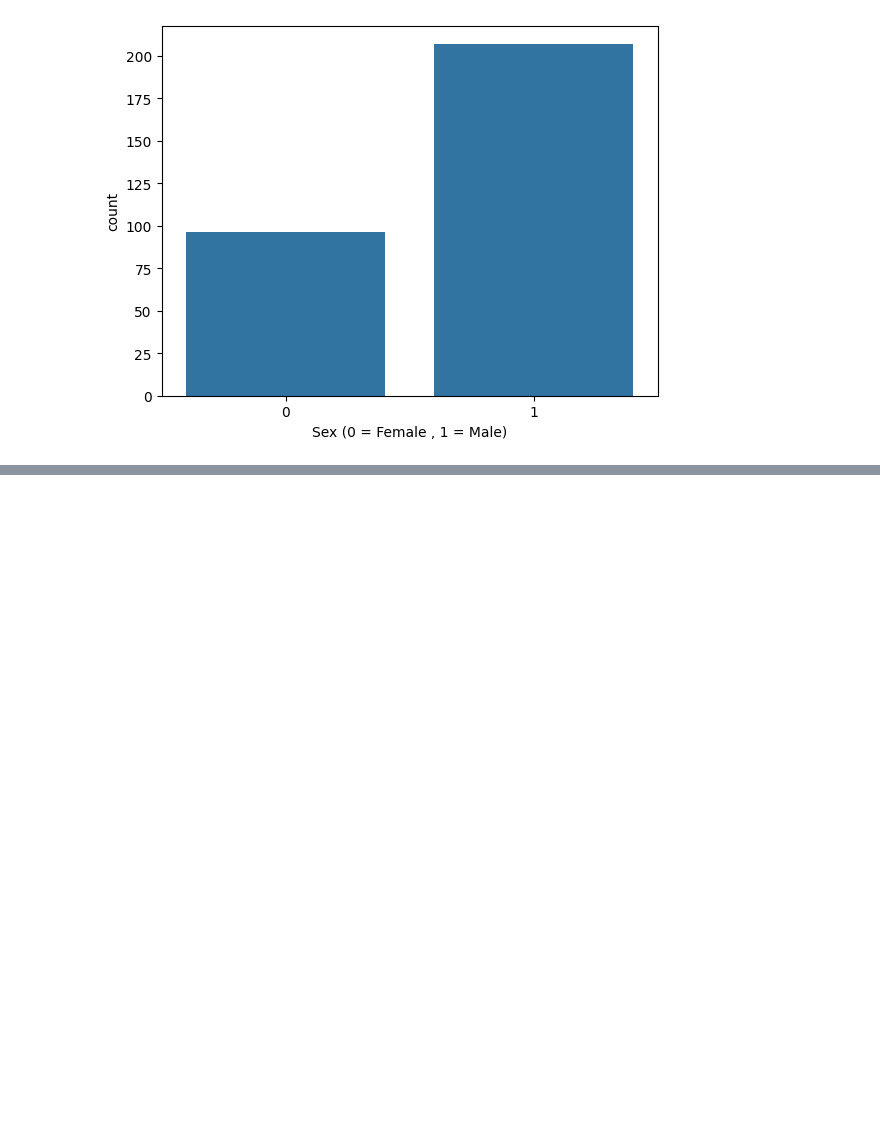
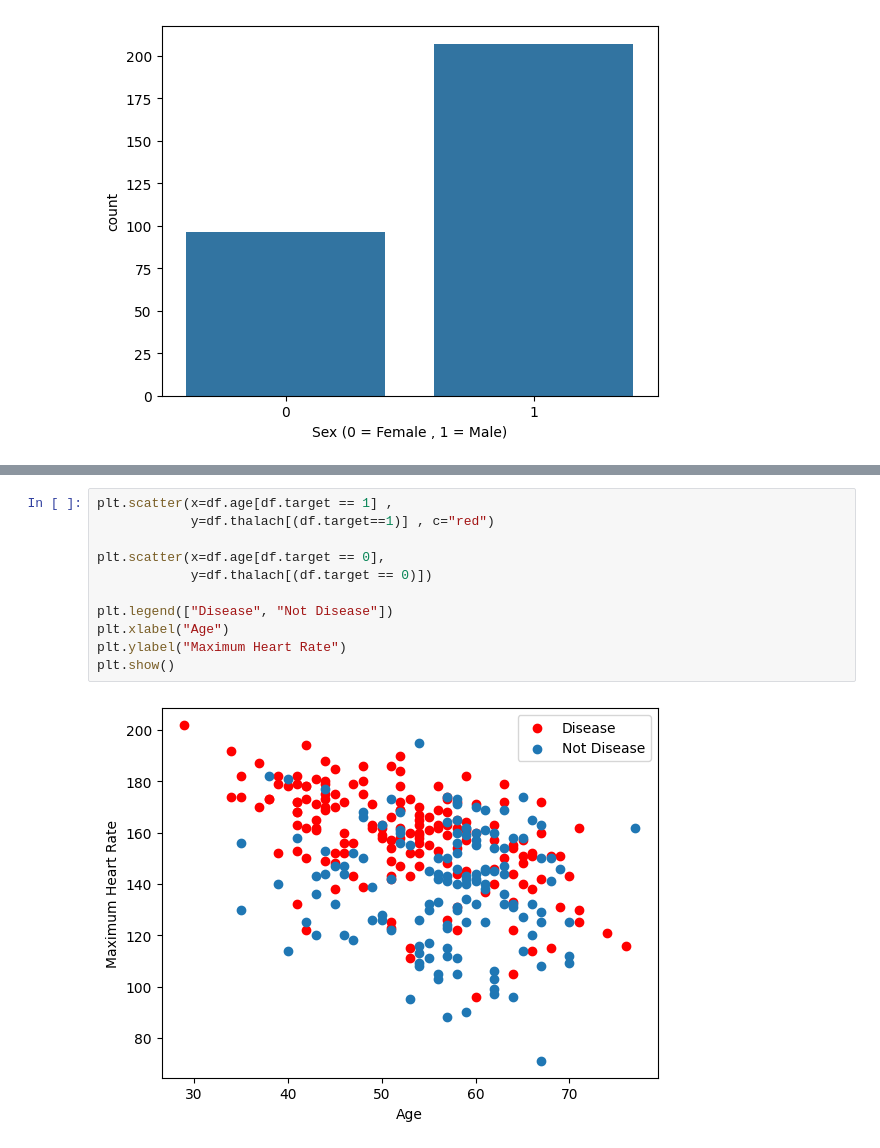
Before and after one commit to TA-ashrafi/Heart-Disease-Classification-Using-Machine-Learning, a Jupyter notebook: project.ipynb, the cells around one changed output, grey strips where cells are left out. Drawn from its saved outputs; the diff is of its cells as text; blank space fills up the shorter version.

```diff
--- a/project.ipynb
+++ b/project.ipynb
@@ -50,0 +92,13 @@ Percentage of Patients Have Heart Disease: 54.46%
+# %%
+plt.scatter(x=df.age[df.target == 1] ,
+            y=df.thalach[(df.target==1)] , c="red")
+
+plt.scatter(x=df.age[df.target == 0],
+            y=df.thalach[(df.target == 0)])
+
+plt.legend(["Disease", "Not Disease"])
+plt.xlabel("Age")
+plt.ylabel("Maximum Heart Rate")
+plt.show()
+# %% [output]
+[figure, added]
```
Also changed, not shown: parts of 9 cells of this notebook.
